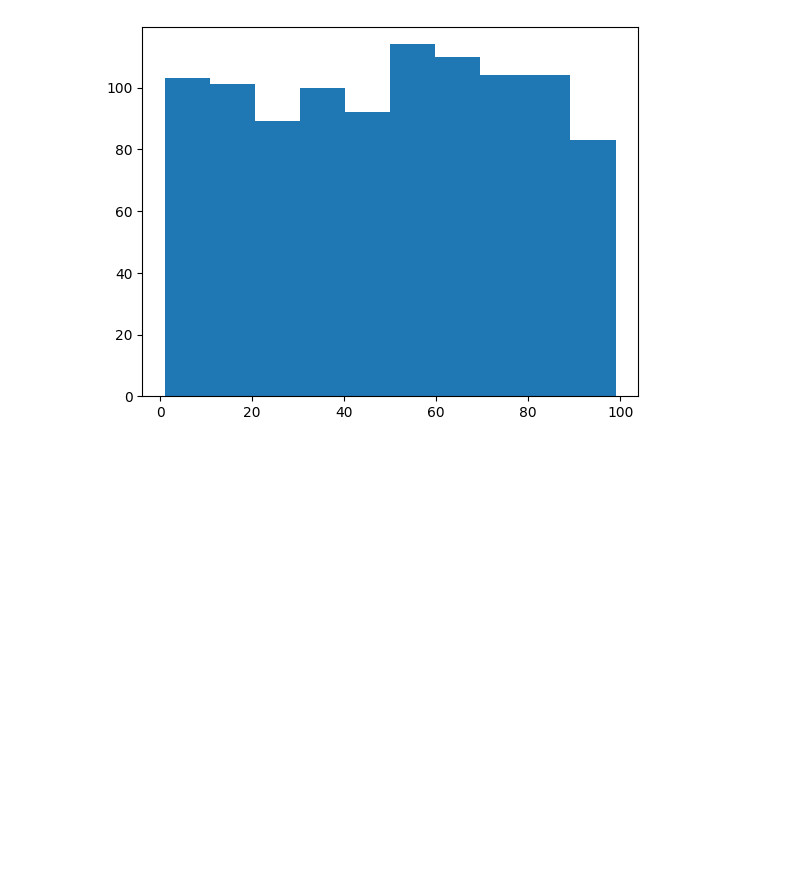
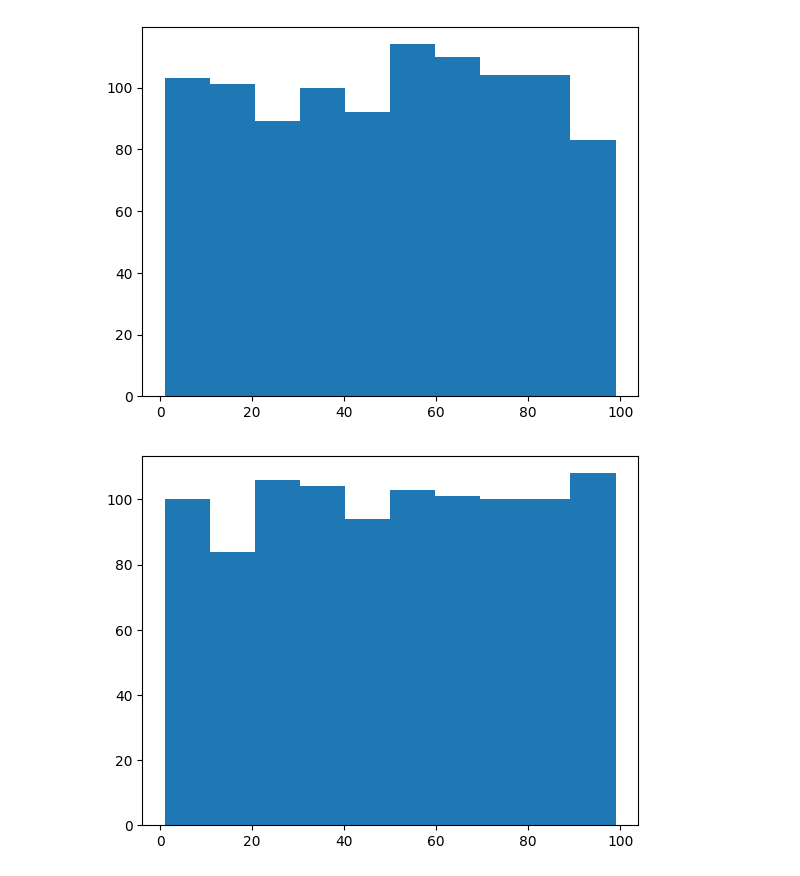
Before and after one commit to VishalDeoPrasad/Lords-Institute-of-Engineering-Technology, a Jupyter notebook: Batch_1_to_25.ipynb, the cells around one changed output. Drawn from its saved outputs; the diff is of its cells as text; code cells hidden in the pictures; blank space fills up the shorter version.

```diff
--- a/Batch_1_to_25.ipynb
+++ b/Batch_1_to_25.ipynb
@@ -595,3 +598,11 @@ data = np.random.randint(1, 100, 1000)
 plt.hist(data);
 # %% [output]
 [figure]
+# %%
+import numpy as np
+import matplotlib.pyplot as plt
+
+age  = np.random.randint(1, 100, 1000)
+plt.hist(age);
+# %% [output]
+[figure, added]
```
Also changed, not shown: parts of 17 cells of this notebook.
